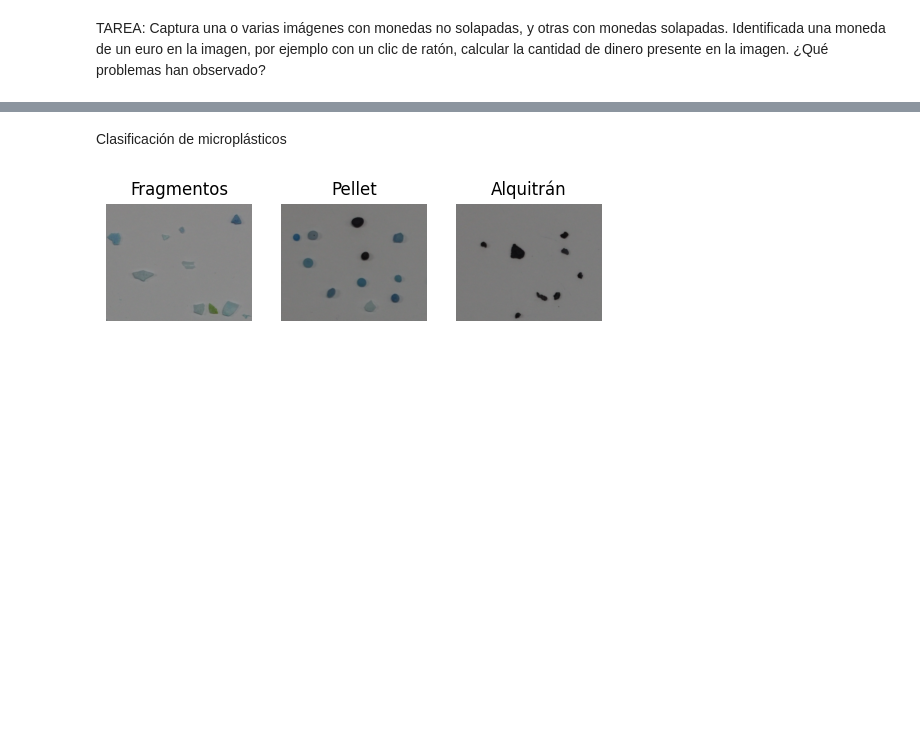
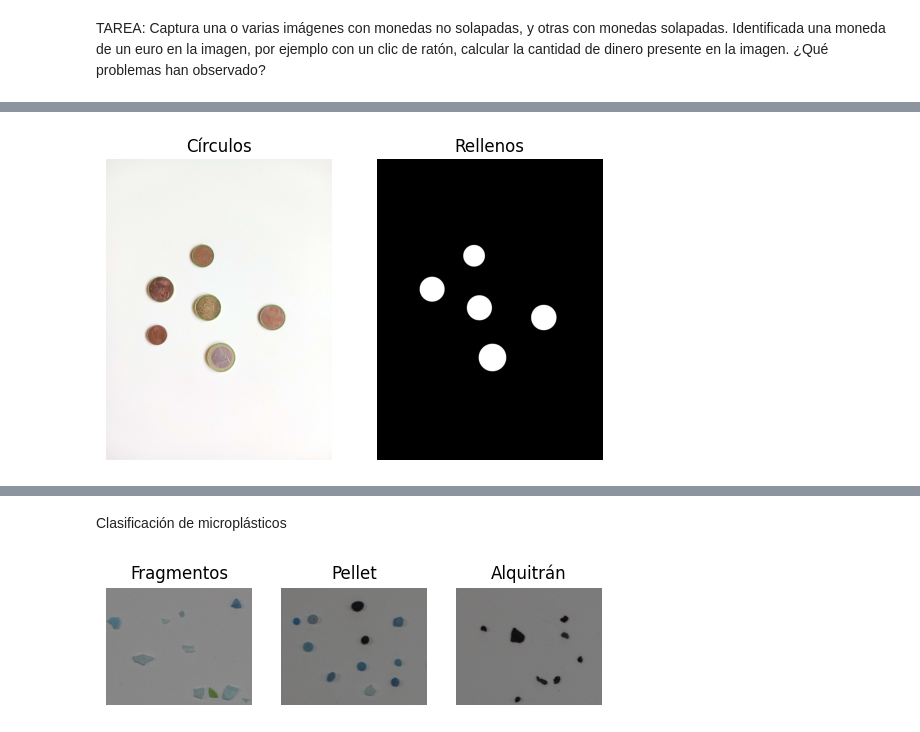
Before and after one commit to Sweetlord16/VC_P3, a Jupyter notebook: VC_P3.ipynb, the cells around one changed output, grey strips where cells are left out. Cells and saved outputs as stored; diff of their text form; code cells hidden in the pictures; blank space fills up the shorter version.

```diff
--- a/VC_P3.ipynb
+++ b/VC_P3.ipynb
@@ -8,7 +8,7 @@ import matplotlib.pyplot as plt
 Carga imagen y convierte a RGB
 # %%
 #Carga imagen ejemplo con monedas
-img = cv2.imread('monedas_tarjeta.jpg')
+img = cv2.imread('monedas.jpg')
 print(img.shape)
 #Recordando que OpenCV lee las imágenes en BGR, por lo que convertimos para visualizr RGB
 img_rgb = cv2.cvtColor(img, cv2.COLOR_BGR2RGB)
@@ -267,0 +314,90 @@ TAREA: Captura una o varias imágenes con monedas no solapadas, y otras con mone
+# %%
+
+img_contn = np.zeros(img_rgbn.shape)
+
+coin_counters = {
+    "1 euro": 0,
+    "20 centimos": 0,
+    "2 centimos": 0,
+    "5 centimos": 0,
+    "1 centimo": 0,
+}
+for det in circn[0]:
+        x_coor, y_coor, det_radio = det
+        cv2.circle(img_rgbn,(int(x_coor), int(y_coor)),
+            int(det_radio),(0, 255, 0), 2)
+        cv2.circle(img_contn,(int(x_coor), int(y_coor)),
+            int(det_radio),(255, 255, 255), -1)
+
+# Inicializa una lista para almacenar las dimensiones de las monedas
+coin_dimensions = []
+
+for det in circn[0]:
+    x_coor, y_coor, det_radio = det
+    # Calcula el diámetro de la moneda (el doble del radio)
+    diameter = round(2 * det_radio)
+    # Calcula el área del círculo (pi * r^2)
+    area = round(np.pi * (det_radio ** 2))
+    coin_dimensions.append((diameter, area))
+coin_dimensions.sort()
+# Identifica las monedas y suma a los contadores
+for dimension in coin_dimensions:
+    if dimension == coin_dimensions[-1]:
+        coin_counters["1 euro"] += 1
+    elif dimension == coin_dimensions[-2]:
+        coin_counters["20 centimos"] += 1
+    elif dimension == coin_dimensions[1]:
+        coin_counters["2 centimos"] += 1
+    elif dimension == coin_dimensions[0]:
+        coin_counters["1 centimo"] += 1
+    else:
+        coin_counters["5 centimos"] += 1
+
+#Muestra resultado
+plt.subplot(121)
+plt.axis("off")
+plt.imshow(img_rgbn)
+plt.title('Círculos')
+
+plt.subplot(122)
+plt.axis("off")
+plt.imshow(img_contn)
+plt.title('Rellenos')
+
+plt.show()
+
+# Define la función para manejar el evento del clic
+def on_mouse_click(event, x, y, flags, param):
+    if event == cv2.EVENT_LBUTTONDOWN:
+        print("---------------------------------------")
+        print("Cantidad de monedas")
+        print("---------------------------------------")
+        # Imprime los resultados
+        for coin, count in coin_counters.items():
+            print(f"{coin}: {count} monedas")
+        total = (
+            coin_counters["1 euro"] +
+            coin_counters["1 centimo"] * 0.01 +
+            coin_counters["2 centimos"] * 0.02 +
+            coin_counters["5 centimos"] * 0.05 +
+            coin_counters["20 centimos"] * 0.20
+        )
+        print("---------------------------------------")
+        print("Total: " + str(total) + " euros")
+
+# Redimensiona la imagen para que se ajuste a la ventana
+window_size = (800, 600)
+img_rgb_resized = cv2.resize(img_rgbn, window_size)
+
+# Muestra la imagen y espera a que se haga clic
+cv2.imshow('Imagen con Círculos', img_rgb_resized)
+
+# Configura el manejador de eventos de clic en la ventana
+cv2.setMouseCallback('Imagen con Círculos', on_mouse_click)
+
+while True:
+    if cv2.waitKey(1) & 0xFF == 27:  # Presiona la tecla Esc (27 en ASCII) para salir
+        break
+
+cv2.destroyAllWindows()
+# %% [output]
@@ -267,0 +405 @@ TAREA: Captura una o varias imágenes con monedas no solapadas, y otras con mone
+[figure, added]
```
Also changed, not shown: parts of 10 cells of this notebook, 9 other files.
